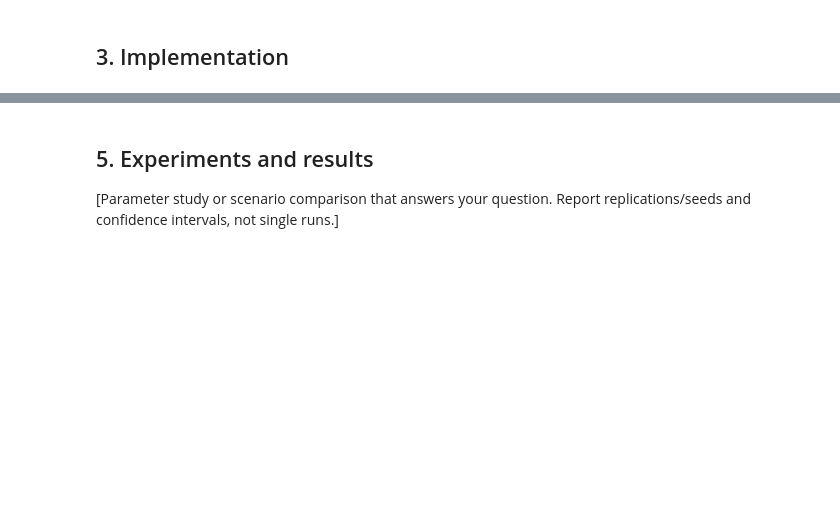
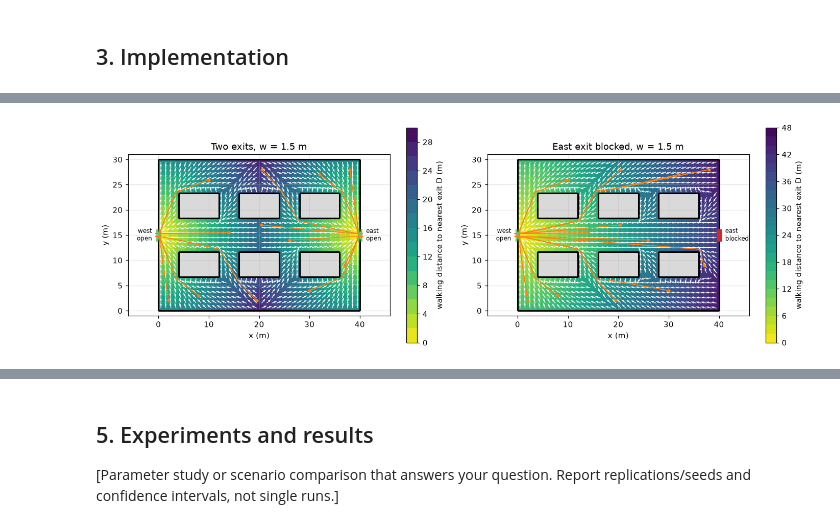
Before and after one commit to ChanuRasmika/mall-evacuation-social-force, a Jupyter notebook: notebook/mall-evacuation-social-force.ipynb, the cells around one changed output, grey strips where cells are left out. Drawn from its saved outputs; the diff is of its cells as text; code cells hidden in the pictures; blank space fills up the shorter version.

```diff
--- a/notebook/mall-evacuation-social-force.ipynb
+++ b/notebook/mall-evacuation-social-force.ipynb
@@ -182,0 +599,30 @@ $$
+# %%
+# Figure: distance map, desired directions and example routes.
+fig, axes = plt.subplots(1, 2, figsize=(13, 4.8))
+# Start points avoid x = 20 m exactly: that line is equidistant from both exits, so D has a ridge there.
+_starts = np.array([[19.5, 2], [20.5, 28], [8, 3], [32, 27], [14, 15.5], [26, 14], [2, 2], [38, 28],
+                    [10, 26], [30, 4], [20.4, 17], [37, 9]], dtype=float)
+for ax, blocked in zip(axes, [(), ("east",)]):
+    mall = make_mall(1.5, blocked_exits=blocked)
+    dm = dmap_ref if not blocked else make_distance_map(mall)
+    ny, nx = dm.D.shape
+    xs, ys = dm.x0 + dm.h * np.arange(nx), dm.y0 + dm.h * np.arange(ny)
+    Dplot = np.ma.masked_invalid(np.where((xs[None, :] >= 0) & (xs[None, :] <= FLOOR_W), dm.D, np.nan))
+    cf = ax.contourf(xs, ys, Dplot, levels=np.arange(0, np.nanmax(Dplot.filled(np.nan)) + 2, 2),
+                     cmap="viridis_r", zorder=0)
+    k = 10   # one arrow per metre
+    sel = np.s_[5::k, 15::k]
+    U, V = dm.ex[sel], dm.ey[sel]
+    show = (U ** 2 + V ** 2 > 0) & np.isfinite(dm.D[sel])
+    Xq, Yq = np.meshgrid(xs[15::k], ys[5::k])
+    ax.quiver(Xq[show], Yq[show], U[show], V[show], color="w", scale=45, width=0.0025, zorder=1)
+    for path in np.moveaxis(trace_paths(dm, _starts), 1, 0):
+        ax.plot(path[:, 0], path[:, 1], color="tab:orange", lw=1.2, zorder=4)
+    ax.plot(_starts[:, 0], _starts[:, 1], "o", color="tab:orange", ms=3, zorder=4)
+    plot_mall(mall, ax=ax, title=("Two exits" if not blocked else "East exit blocked") + ", w = 1.5 m")
+    fig.colorbar(cf, ax=ax, shrink=0.85, label="walking distance to nearest exit D (m)")
+fig.tight_layout()
+fig.savefig(FIG_DIR / "distance_map.png", dpi=150, bbox_inches="tight")
+plt.show()
+# %% [output]
+[figure, added]
```
Also changed, not shown: parts of 16 cells of this notebook, 6 other files.
